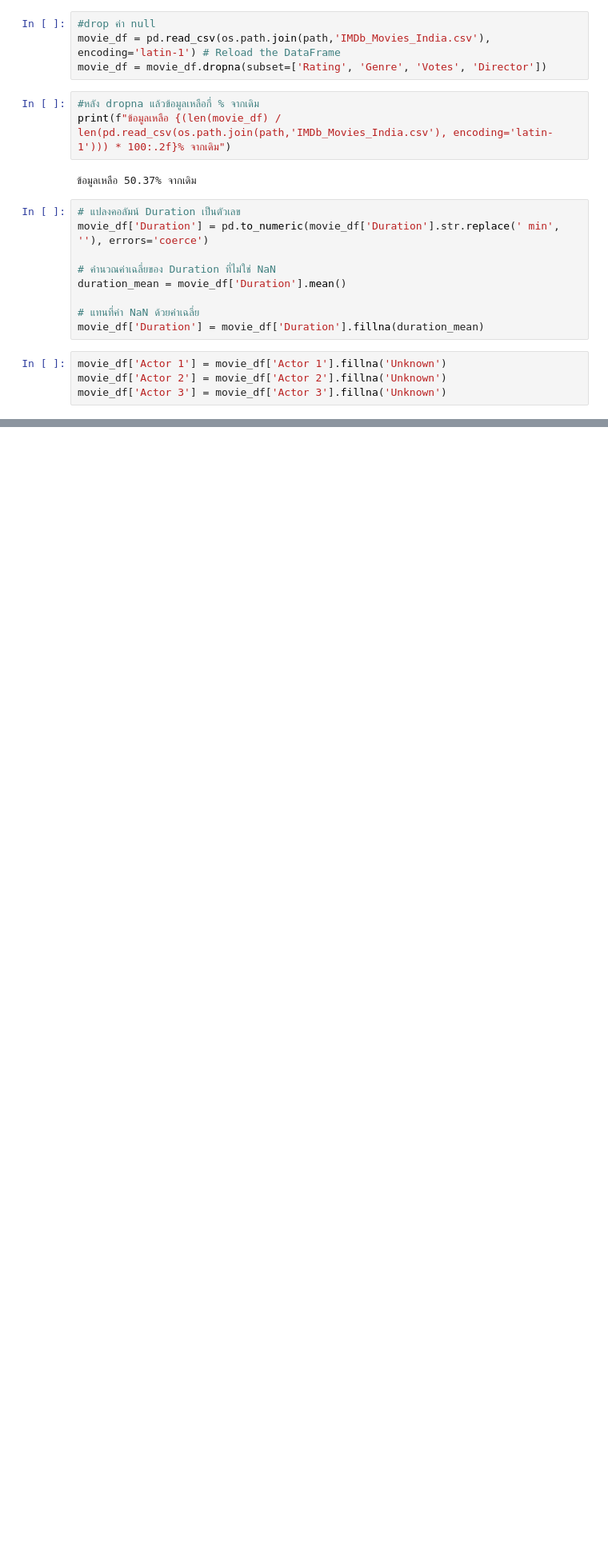
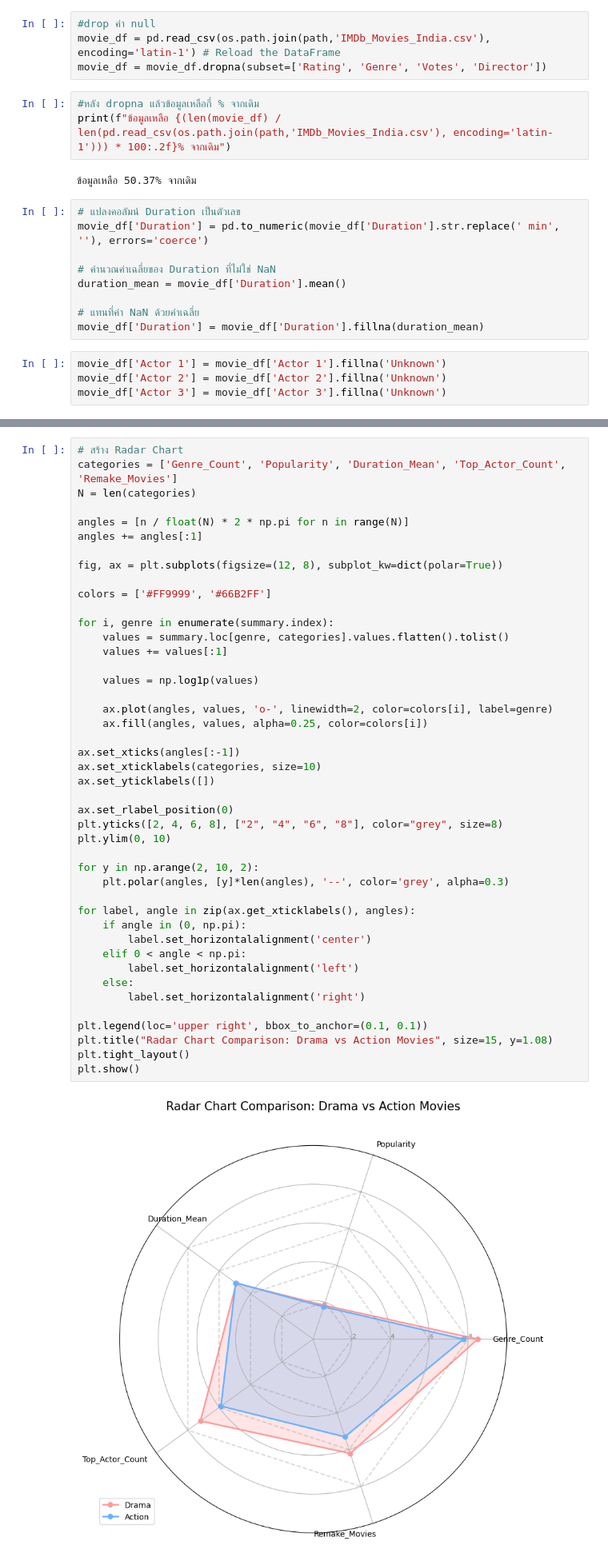
Before and after one commit to thanaprondtn/python_dataviz2024, a Jupyter notebook: HW9.ipynb, the cells around one changed output, grey strips where cells are left out. Shown: that part at 80% size. Cells and saved outputs as stored; diff of their text form; blank space fills up the shorter version.

```diff
--- a/HW9.ipynb
+++ b/HW9.ipynb
@@ -189 +193,47 @@ dtype: int64            200
+# %%
+# สร้าง Radar Chart
+categories = ['Genre_Count', 'Popularity', 'Duration_Mean', 'Top_Actor_Count', 'Remake_Movies']
+N = len(categories)
+
+angles = [n / float(N) * 2 * np.pi for n in range(N)]
+angles += angles[:1]
+
+fig, ax = plt.subplots(figsize=(12, 8), subplot_kw=dict(polar=True))
+
+colors = ['#FF9999', '#66B2FF']
+
+for i, genre in enumerate(summary.index):
+    values = summary.loc[genre, categories].values.flatten().tolist()
+    values += values[:1]
+
+    values = np.log1p(values)
+
+    ax.plot(angles, values, 'o-', linewidth=2, color=colors[i], label=genre)
+    ax.fill(angles, values, alpha=0.25, color=colors[i])
+
+ax.set_xticks(angles[:-1])
+ax.set_xticklabels(categories, size=10)
+ax.set_yticklabels([])
+
+ax.set_rlabel_position(0)
+plt.yticks([2, 4, 6, 8], ["2", "4", "6", "8"], color="grey", size=8)
+plt.ylim(0, 10)
+
+for y in np.arange(2, 10, 2):
+    plt.polar(angles, [y]*len(angles), '--', color='grey', alpha=0.3)
+
+for label, angle in zip(ax.get_xticklabels(), angles):
+    if angle in (0, np.pi):
+        label.set_horizontalalignment('center')
+    elif 0 < angle < np.pi:
+        label.set_horizontalalignment('left')
+    else:
+        label.set_horizontalalignment('right')
+
+plt.legend(loc='upper right', bbox_to_anchor=(0.1, 0.1))
+plt.title("Radar Chart Comparison: Drama vs Action Movies", size=15, y=1.08)
+plt.tight_layout()
+plt.show()
+# %% [output]
+[figure, added]
 # %%
```
Also changed, not shown: parts of 16 cells of this notebook.
